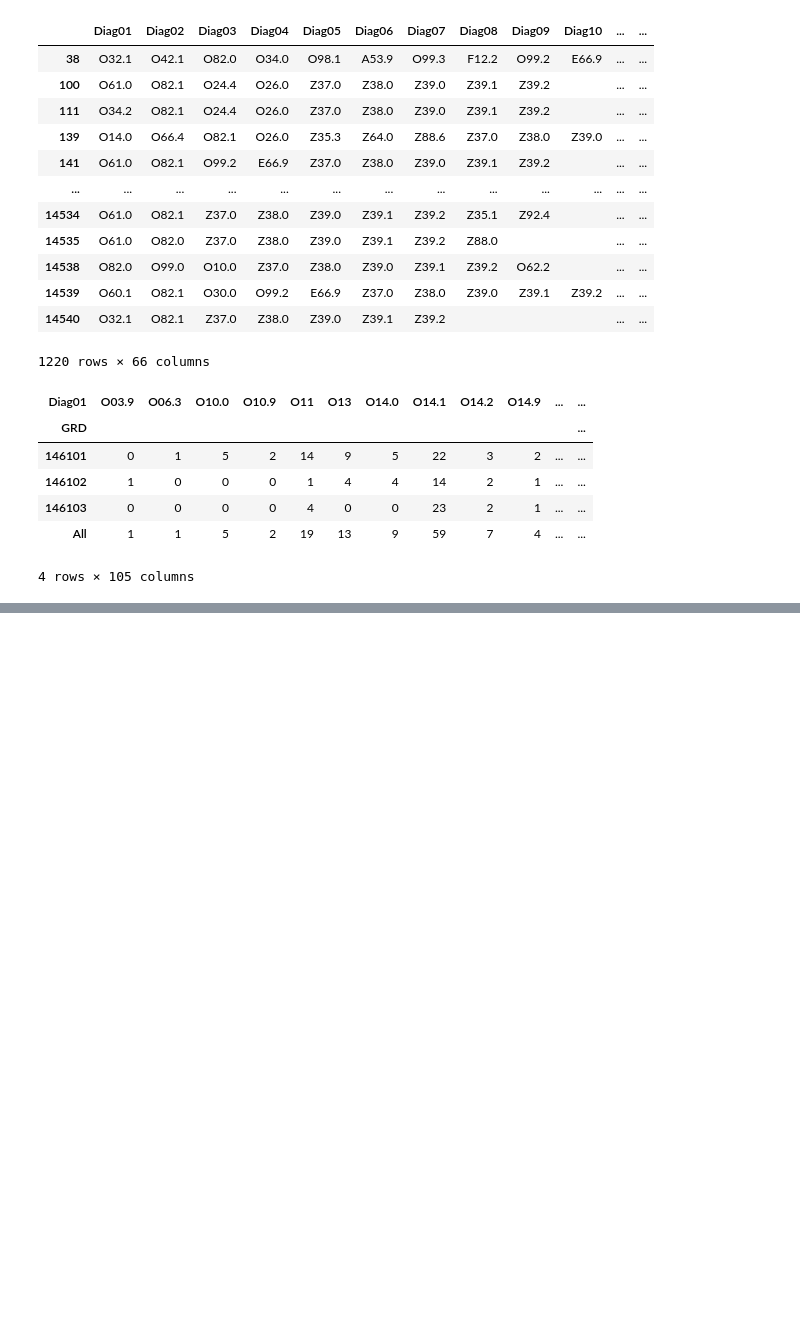
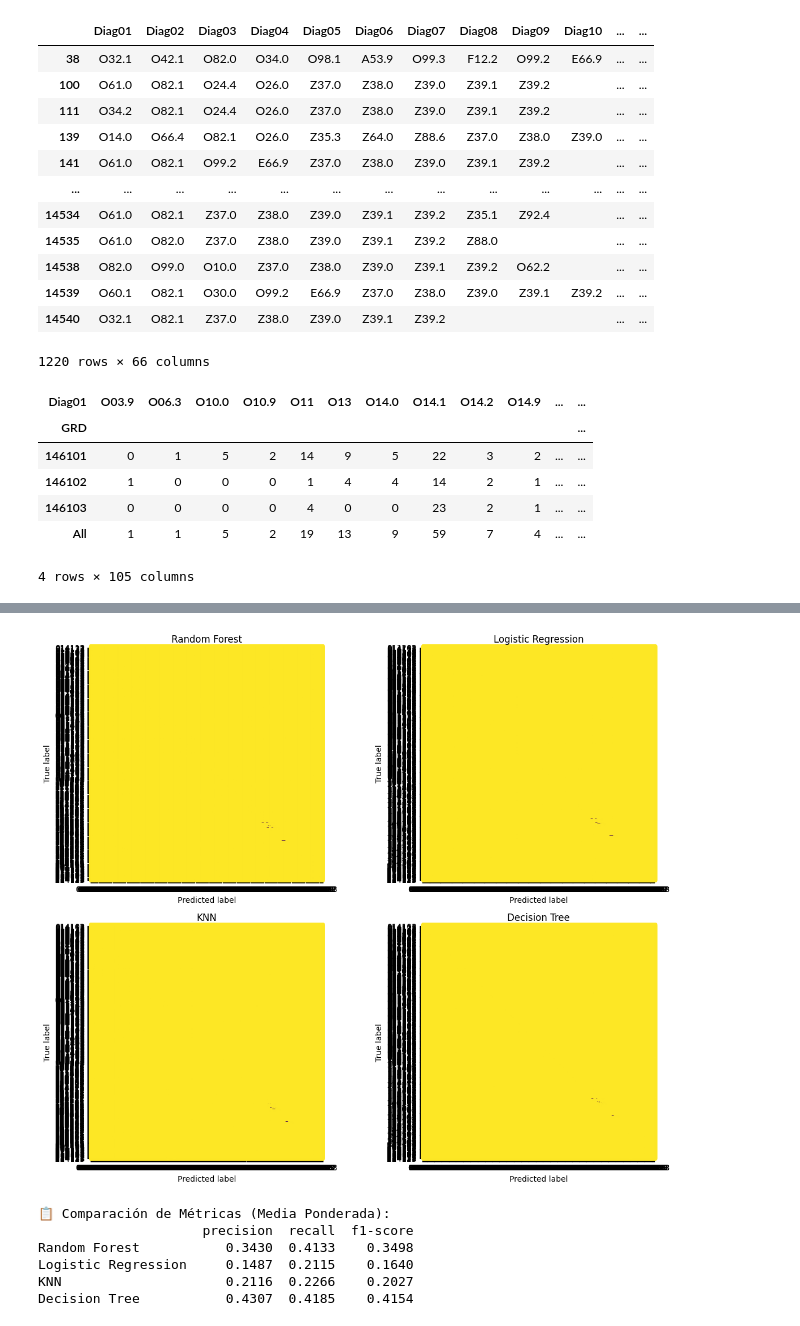
Before and after one commit to DrStone438/Proyecto-1-Aprendisaje-Maquina, a Jupyter notebook: Documentos/proyecto1/dataset/analisis_base.ipynb, the cells around one changed output, grey strips where cells are left out. Drawn from its saved outputs; the diff is of its cells as text; code cells hidden in the pictures; blank space fills up the shorter version.

```diff
--- a/Documentos/proyecto1/dataset/analisis_base.ipynb
+++ b/Documentos/proyecto1/dataset/analisis_base.ipynb
@@ -190,6 +192,6 @@ Vocabulario:  533
 # %%
 token_rows=[]
-for i, row in data.iterrows():
+for i, row in df.iterrows():
     token_row=[]
     for j in range(1,36):
         field="Diag"+str(j).zfill(2)
@@ -200,0 +370,56 @@ for i, row in data.iterrows():
+# %%
+from sklearn.metrics import ConfusionMatrixDisplay
+import matplotlib.pyplot as plt
+
+fig, axes = plt.subplots(2, 2, figsize=(12, 10))
+
+# Random Forest
+ConfusionMatrixDisplay.from_predictions(y_test, y_pred, ax=axes[0,0], colorbar=False)
+axes[0,0].set_title("Random Forest")
+
+# Logistic Regression
+ConfusionMatrixDisplay.from_predictions(y_test, y_pred_LoRe, ax=axes[0,1], colorbar=False)
+axes[0,1].set_title("Logistic Regression")
+
+# KNN
+ConfusionMatrixDisplay.from_predictions(y_test, y_pred_knn, ax=axes[1,0], colorbar=False)
+axes[1,0].set_title("KNN")
+
+# Decision Tree
+ConfusionMatrixDisplay.from_predictions(y_test, y_pred_tree, ax=axes[1,1], colorbar=False)
+axes[1,1].set_title("Decision Tree")
+
+plt.tight_layout()
+plt.show()
+# %% [output]
+[figure, added]
+# %%
+from sklearn.metrics import classification_report
+import pandas as pd
+
+# Generar reportes como diccionarios
+report_rf = classification_report(y_test, y_pred, output_dict=True)
+report_lr = classification_report(y_test, y_pred_LoRe, output_dict=True)
+report_knn = classification_report(y_test, y_pred_knn, output_dict=True)
+report_tree = classification_report(y_test, y_pred_tree, output_dict=True)
+
+# Extraer solo la media ponderada ('weighted avg') de cada uno
+resumen = pd.DataFrame({
+    "Random Forest": report_rf["weighted avg"],
+    "Logistic Regression": report_lr["weighted avg"],
+    "KNN": report_knn["weighted avg"],
+    "Decision Tree": report_tree["weighted avg"]
+})
+
+# Transponer para que los modelos sean las filas
+resumen = resumen.T[["precision", "recall", "f1-score"]]
+
+print("📋 Comparación de Métricas (Media Ponderada):")
+print(resumen.round(4))
+# %% [output]
+📋 Comparación de Métricas (Media Ponderada):
+                     precision  recall  f1-score
+Random Forest           0.3430  0.4133    0.3498
+Logistic Regression     0.1487  0.2115    0.1640
+KNN                     0.2116  0.2266    0.2027
+Decision Tree           0.4307  0.4185    0.4154
```
Also changed, not shown: parts of 18 cells of this notebook.
